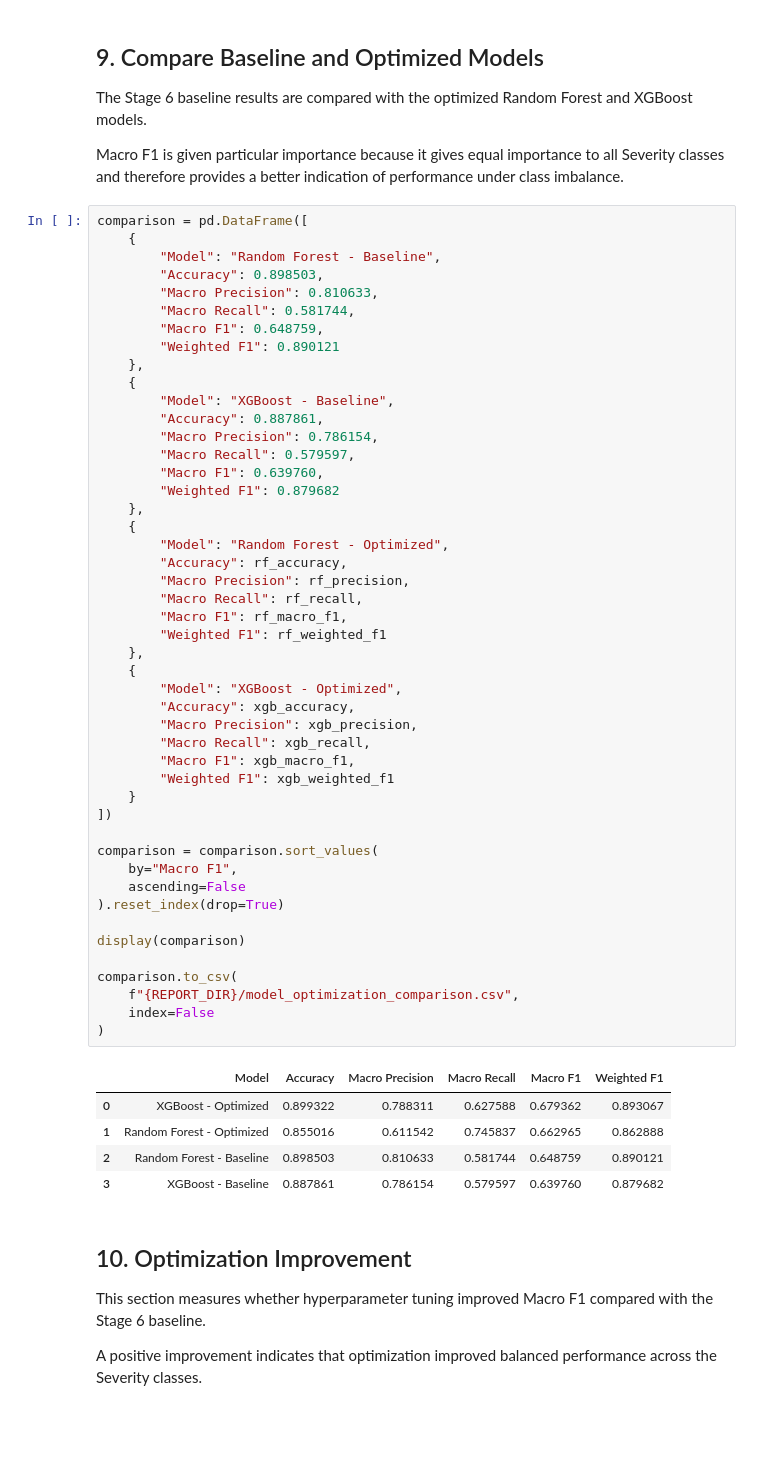
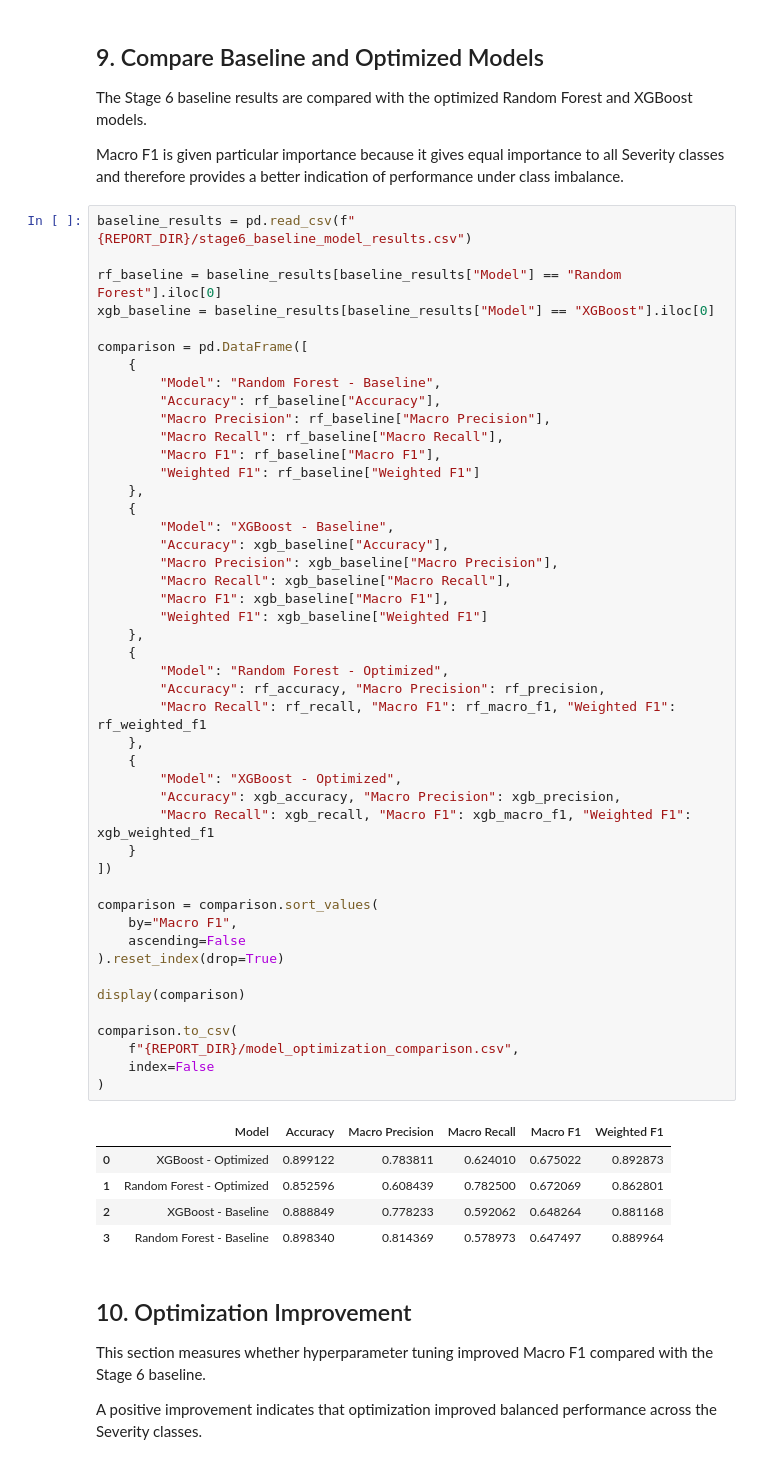
Before and after one commit to TharushiKarunarathne/US-Accidents-Severity-Prediction, a Jupyter notebook: notebooks/05_model_optimization.ipynb, the cells around one changed output. Drawn from its saved outputs; the diff is of its cells as text; blank space fills up the shorter version.

```diff
--- a/notebooks/05_model_optimization.ipynb
+++ b/notebooks/05_model_optimization.ipynb
@@ -497,58 +483,57 @@ The Stage 6 baseline results are compared with the optimized Random Forest and X
 
 Macro F1 is given particular importance because it gives equal importance to all Severity classes and therefore provides a better indication of performance under class imbalance.
 # %%
+baseline_results = pd.read_csv(f"{REPORT_DIR}/stage6_baseline_model_results.csv")
+
+rf_baseline = baseline_results[baseline_results["Model"] == "Random Forest"].iloc[0]
+xgb_baseline = baseline_results[baseline_results["Model"] == "XGBoost"].iloc[0]
+
 comparison = pd.DataFrame([
     {
         "Model": "Random Forest - Baseline",
-        "Accuracy": 0.898503,
-        "Macro Precision": 0.810633,
-        "Macro Recall": 0.581744,
-        "Macro F1": 0.648759,
-        "Weighted F1": 0.890121
+        "Accuracy": rf_baseline["Accuracy"],
+        "Macro Precision": rf_baseline["Macro Precision"],
+        "Macro Recall": rf_baseline["Macro Recall"],
+        "Macro F1": rf_baseline["Macro F1"],
+        "Weighted F1": rf_baseline["Weighted F1"]
     },
     {
         "Model": "XGBoost - Baseline",
-        "Accuracy": 0.887861,
-        "Macro Precision": 0.786154,
-        "Macro Recall": 0.579597,
-        "Macro F1": 0.639760,
-        "Weighted F1": 0.879682
+        "Accuracy": xgb_baseline["Accuracy"],
+        "Macro Precision": xgb_baseline["Macro Precision"],
+        "Macro Recall": xgb_baseline["Macro Recall"],
+        "Macro F1": xgb_baseline["Macro F1"],
+        "Weighted F1": xgb_baseline["Weighted F1"]
     },
     {
         "Model": "Random Forest - Optimized",
-        "Accuracy": rf_accuracy,
-        "Macro Precision": rf_precision,
-        "Macro Recall": rf_recall,
-        "Macro F1": rf_macro_f1,
-        "Weighted F1": rf_weighted_f1
+        "Accuracy": rf_accuracy, "Macro Precision": rf_precision,
+        "Macro Recall": rf_recall, "Macro F1": rf_macro_f1, "Weighted F1": rf_weighted_f1
     },
     {
         "Model": "XGBoost - Optimized",
-        "Accuracy": xgb_accuracy,
-        "Macro Precision": xgb_precision,
-        "Macro Recall": xgb_recall,
-        "Macro F1": xgb_macro_f1,
-        "Weighted F1": xgb_weighted_f1
+        "Accuracy": xgb_accuracy, "Macro Precision": xgb_precision,
+        "Macro Recall": xgb_recall, "Macro F1": xgb_macro_f1, "Weighted F1": xgb_weighted_f1
     }
 ])
 
 comparison = comparison.sort_values(
     by="Macro F1",
     ascending=False
 ).reset_index(drop=True)
 
 display(comparison)
 
 comparison.to_csv(
     f"{REPORT_DIR}/model_optimization_comparison.csv",
     index=False
 )
 # %% [output]
 |  | Model | Accuracy | Macro Precision | Macro Recall | Macro F1 | Weighted F1 |
-| 0 | XGBoost - Optimized | 0.899322 | 0.788311 | 0.627588 | 0.679362 | 0.893067 |
-| 1 | Random Forest - Optimized | 0.855016 | 0.611542 | 0.745837 | 0.662965 | 0.862888 |
-| 2 | Random Forest - Baseline | 0.898503 | 0.810633 | 0.581744 | 0.648759 | 0.890121 |
-| 3 | XGBoost - Baseline | 0.887861 | 0.786154 | 0.579597 | 0.639760 | 0.879682 |
+| 0 | XGBoost - Optimized | 0.899122 | 0.783811 | 0.624010 | 0.675022 | 0.892873 |
+| 1 | Random Forest - Optimized | 0.852596 | 0.608439 | 0.782500 | 0.672069 | 0.862801 |
+| 2 | XGBoost - Baseline | 0.888849 | 0.778233 | 0.592062 | 0.648264 | 0.881168 |
+| 3 | Random Forest - Baseline | 0.898340 | 0.814369 | 0.578973 | 0.647497 | 0.889964 |
 # %% [markdown]
 ## 10. Optimization Improvement
 
```
Also changed, not shown: parts of 14 cells of this notebook, 8 other files.
